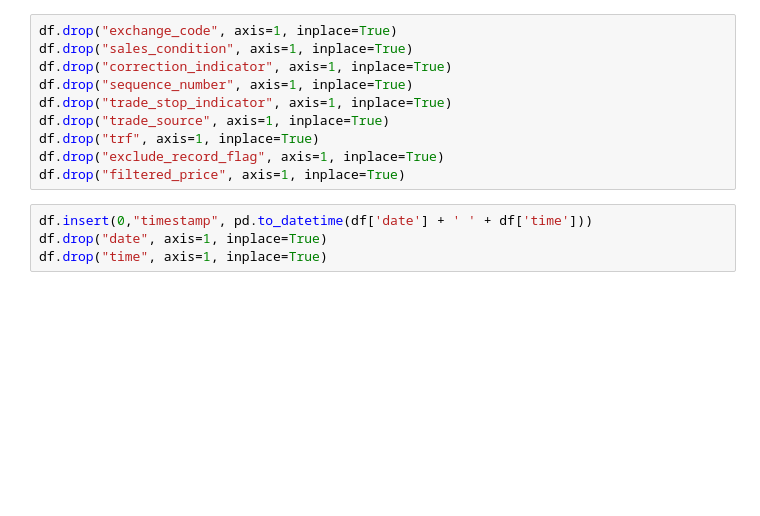
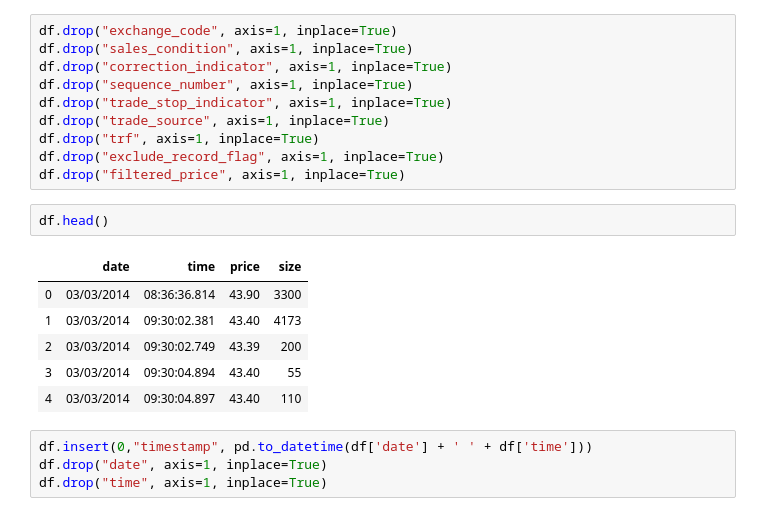
Before and after one commit to jeffheaton/present, a Jupyter notebook: youtube/financial_time_series.ipynb, the cells around one changed output. Saved outputs shown, nothing was run; the diff lists cells and outputs as text; blank space fills up the shorter version.

```diff
--- a/youtube/financial_time_series.ipynb
+++ b/youtube/financial_time_series.ipynb
@@ -27,6 +27,15 @@ df.drop("trade_source", axis=1, inplace=True)
 df.drop("trf", axis=1, inplace=True)
 df.drop("exclude_record_flag", axis=1, inplace=True)
 df.drop("filtered_price", axis=1, inplace=True)
+# %%
+df.head()
+# %% [output]
+|  | date | time | price | size |
+| 0 | 03/03/2014 | 08:36:36.814 | 43.90 | 3300 |
+| 1 | 03/03/2014 | 09:30:02.381 | 43.40 | 4173 |
+| 2 | 03/03/2014 | 09:30:02.749 | 43.39 | 200 |
+| 3 | 03/03/2014 | 09:30:04.894 | 43.40 | 55 |
+| 4 | 03/03/2014 | 09:30:04.897 | 43.40 | 110 |
 # %%
 df.insert(0,"timestamp", pd.to_datetime(df['date'] + ' ' + df['time']))
 df.drop("date", axis=1, inplace=True)
```
Also changed, not shown: parts of 2 cells of this notebook, 1 other file.
